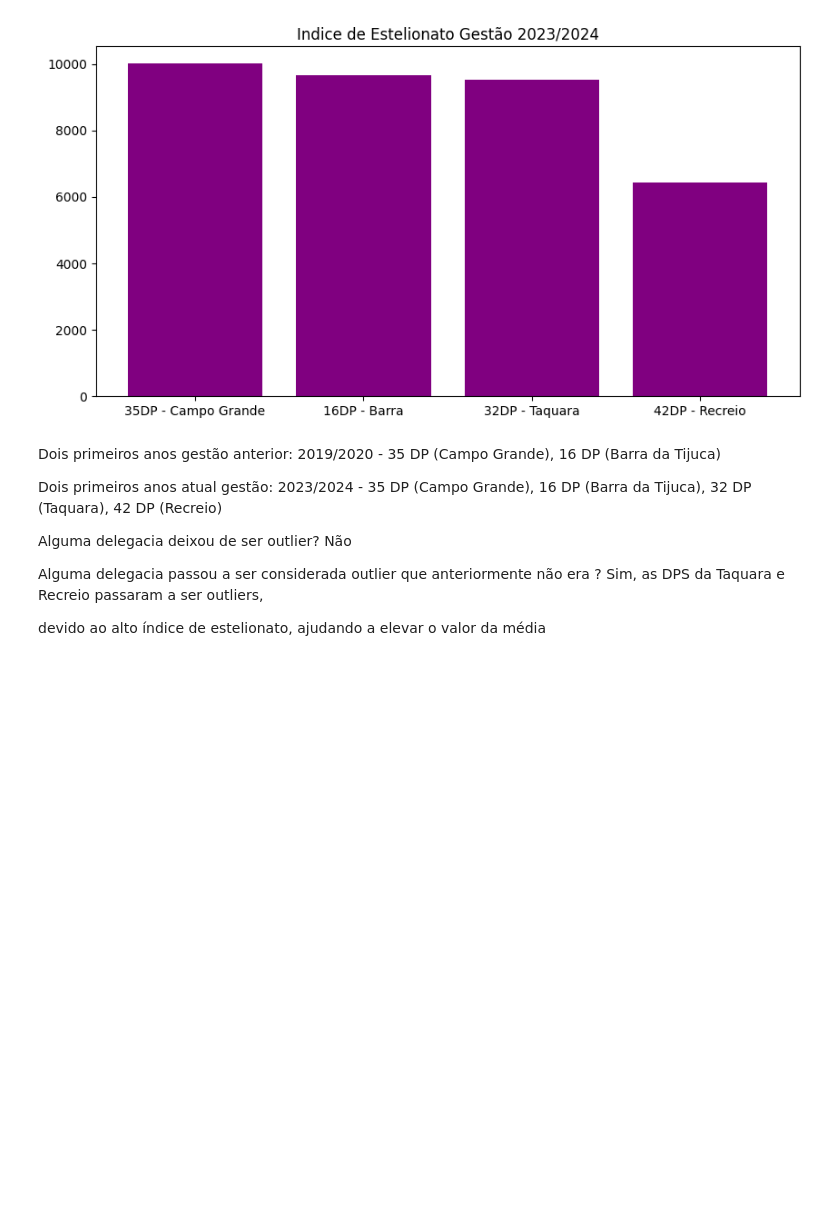
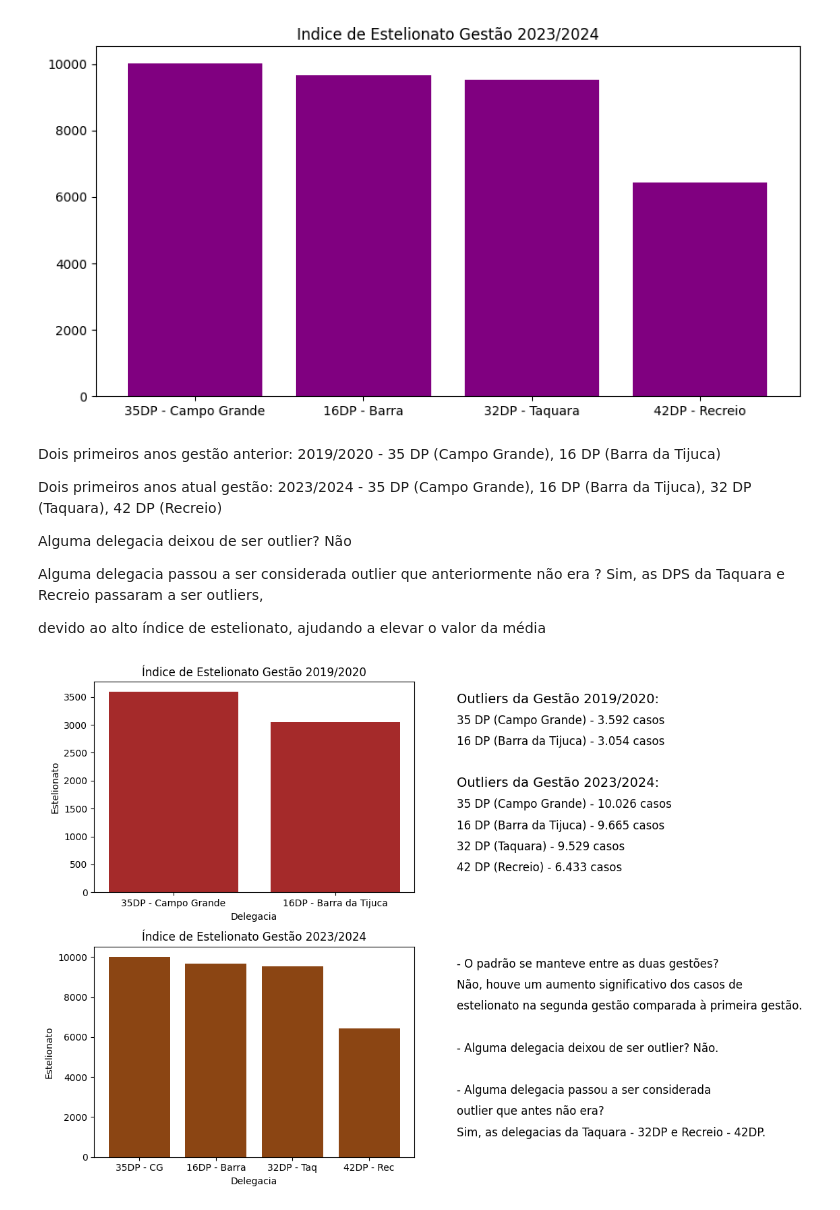
Before and after one commit to Fani-Oliveira/Repo_Senac, a Jupyter notebook: Aula01_10.ipynb, the cells around one changed output. Cells and saved outputs as stored; diff of their text form; code cells hidden in the pictures; blank space fills up the shorter version.

```diff
--- a/Aula01_10.ipynb
+++ b/Aula01_10.ipynb
@@ -287,3 +287,56 @@ Alguma delegacia deixou de ser outlier? Não
 Alguma delegacia passou a ser considerada outlier que anteriormente não era ? Sim, as DPS da Taquara e Recreio passaram a ser outliers,
 
 devido ao alto índice de estelionato, ajudando a elevar o valor da média
+# %%
+df_gestao_antiga = pd.DataFrame({'Delegacia': ['35DP - Campo Grande', '16DP - Barra da Tijuca'],
+'Estelionato': [3592, 3054]})
+
+df_gestao_atual = pd.DataFrame({'Delegacia': ['35DP - CG', '16DP - Barra', '32DP - Taq', '42DP - Rec'],
+'Estelionato': [10026, 9665, 9529, 6433]})
+
+
+fig, axs = plt.subplots(2,2, figsize= (12,8))
+
+#Gráfico 1:
+axs[0,0].bar(df_gestao_antiga['Delegacia'], df_gestao_antiga['Estelionato'], color= '#A52A2A')
+
+axs[0,0].set_title('Índice de Estelionato Gestão 2019/2020')
+axs[0,0].set_xlabel('Delegacia')
+axs[0,0].set_ylabel('Estelionato')
+
+#Gráfico 2:
+axs[1,0].bar(df_gestao_atual['Delegacia'], df_gestao_atual['Estelionato'], color= '#8B4513')
+
+axs[1,0].set_title('Índice de Estelionato Gestão 2023/2024')
+axs[1,0].set_xlabel('Delegacia')
+axs[1,0].set_ylabel('Estelionato')
+
+#Gráfico 3: Quadro de texto explicativo
+axs[0,1].axis('off')
+
+axs[0,1].text(0.1, 0.9, 'Outliers da Gestão 2019/2020:', fontsize=14, color= 'black')
+axs[0,1].text(0.1, 0.8, '35 DP (Campo Grande) - 3.592 casos', fontsize=12)
+axs[0,1].text(0.1, 0.7, '16 DP (Barra da Tijuca) - 3.054 casos', fontsize=12)
+axs[0,1].text(0.1, 0.5, 'Outliers da Gestão 2023/2024:', fontsize=14, color= 'black')
+axs[0,1].text(0.1, 0.4, '35 DP (Campo Grande) - 10.026 casos', fontsize=12)
+axs[0,1].text(0.1, 0.3, '16 DP (Barra da Tijuca) - 9.665 casos', fontsize=12)
+axs[0,1].text(0.1, 0.2, '32 DP (Taquara) - 9.529 casos', fontsize=12)
+axs[0,1].text(0.1, 0.1, '42 DP (Recreio) - 6.433 casos', fontsize=12)
+
+#Gráfico 4:
+axs[1,1].axis('off')
+
+axs[1,1].text(0.1, 0.9, '- O padrão se manteve entre as duas gestões?', fontsize=12)
+axs[1,1].text(0.1, 0.8, 'Não, houve um aumento significativo dos casos de' , fontsize=12)
+axs[1,1].text(0.1, 0.7, 'estelionato na segunda gestão comparada à primeira gestão.' , fontsize=12)
+axs[1,1].text(0.1, 0.5, '- Alguma delegacia deixou de ser outlier? Não.', fontsize=12)
+axs[1,1].text(0.1, 0.3, '- Alguma delegacia passou a ser considerada', fontsize=12)
+axs[1,1].text(0.1, 0.2, 'outlier que antes não era?', fontsize=12)
+axs[1,1].text(0.1, 0.1, 'Sim, as delegacias da Taquara - 32DP e Recreio - 42DP.', fontsize=12)
+
+
+plt.tight_layout()
+
+plt.show()
+# %% [output]
+[figure, added]
```
Also changed, not shown: 2 other files.
